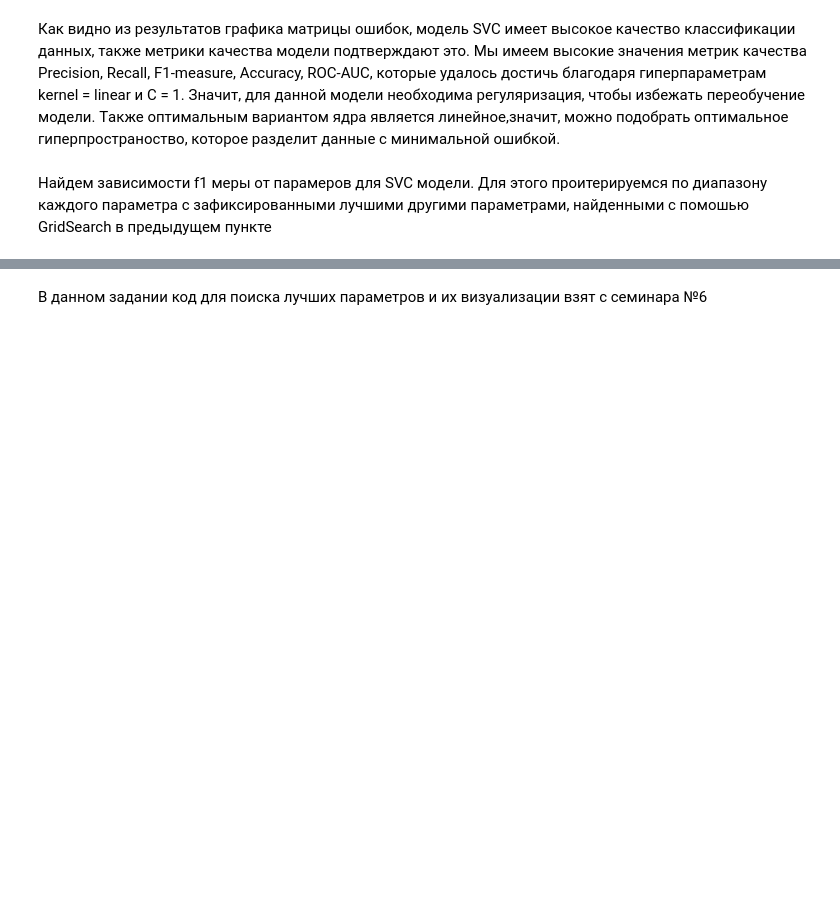
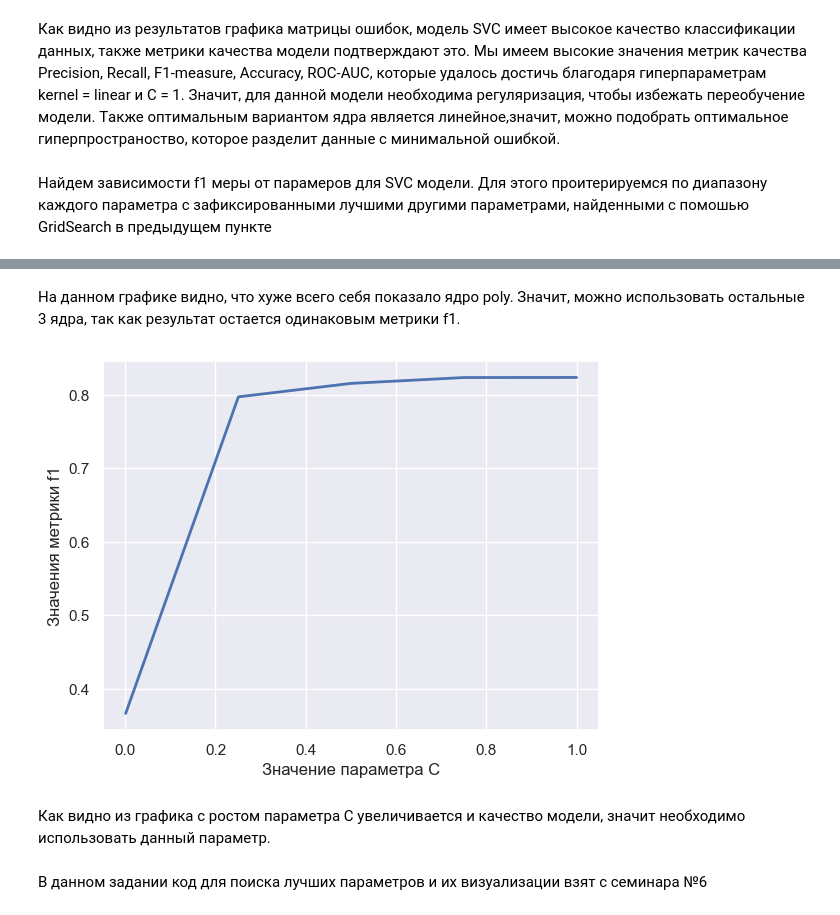
Before and after one commit to Bogdan108/ML, a Jupyter notebook: HW/HW_3/HW3_v8.ipynb, the cells around one changed output, grey strips where cells are left out. Cells and saved outputs as stored; diff of their text form; code cells hidden in the pictures; blank space fills up the shorter version.

```diff
--- a/HW/HW_3/HW3_v8.ipynb
+++ b/HW/HW_3/HW3_v8.ipynb
@@ -565,11 +575,17 @@ show_f1(svc_params['kernel'],kernel_result,'kernel' )
+# %% [markdown]
+На данном графике видно, что хуже всего себя показало ядро poly. Значит, можно использовать остальные 3 ядра, так как результат остается одинаковым метрики f1.
 # %%
 c_result = []
-for C in svc_params['C']:
+for C in parameters['C']:
     svc = SVC(probability=True, verbose = False, kernel='linear', C=C)
     svc.fit(train_texts, train_y)
     pred = svc.predict(test_texts)
     c_result.append(f1_score(test_y, pred, average='macro'))
-show_f1(svc_params['C'],c_result,'C')
+show_f1(parameters['C'],c_result,'C')
+# %% [output]
+[figure, added]
+# %% [markdown]
+Как видно из графика с ростом параметра C увеличивается и качество модели, значит необходимо использовать данный параметр.
 # %% [markdown]
 В данном задании код для поиска лучших параметров и их визуализации взят с семинара №6
 # %% [markdown]
```
Also changed, not shown: parts of 13 cells of this notebook.
